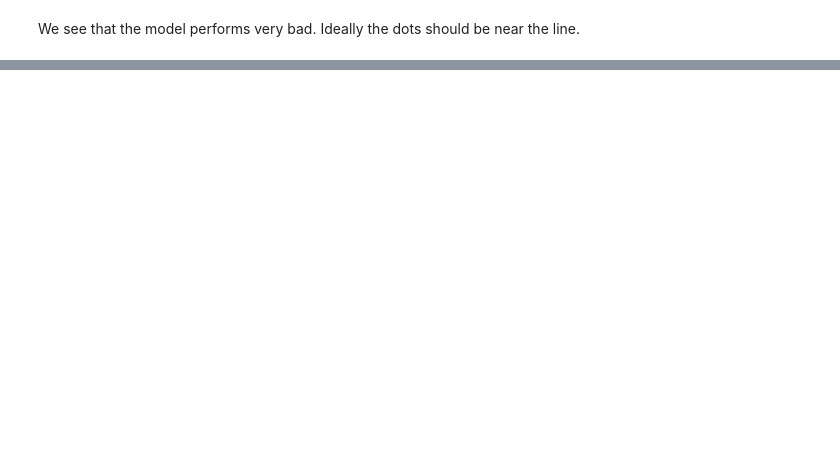
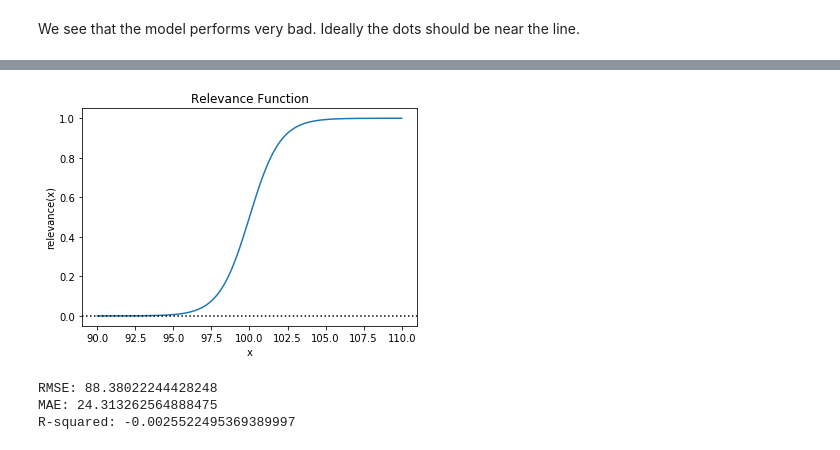
Before and after one commit to Lexie88rus/regression_techniques, a Jupyter notebook: smoter-demo.ipynb, the cells around one changed output, grey strips where cells are left out. Saved outputs shown, nothing was run; the diff lists cells and outputs as text; code cells hidden in the pictures; blank space fills up the shorter version.

Commit message:
Updated the smoter demo notebook: 1. Corrected the SmoteR algorithm. 2. Changed the undersampling rate. 3. Added the SmoteR example.

```diff
--- a/smoter-demo.ipynb
+++ b/smoter-demo.ipynb
@@ -77,18 +95,20 @@ plt.show()
 # %%
 # implement relevance function
 # see paper: https://www.researchgate.net/publication/220699419_Utility-Based_Regression
 def relevance(x):
     x = np.array(x)
-    return sigmoid(x - 170)
+    return sigmoid(x - 100)
 
 # plot relevance function
-plt.plot(np.linspace(0, 1000, 1000), relevance(np.linspace(0, 1000, 1000)))
+plt.plot(np.linspace(90, 110, 1000), relevance(np.linspace(90, 110, 1000)))
 plt.title('Relevance Function')
 plt.xlabel('x')
 plt.axhline(y=0, c='black', linestyle=':')
-plt.axvline(x=0, c='black', linestyle=':')
+#plt.axvline(x=0, c='black', linestyle=':')
 plt.ylabel('relevance(x)')
 plt.show()
+# %% [output]
+[figure, added]
 # %%
 # implement SMOTER
 # see paper: https://core.ac.uk/download/pdf/29202178.pdf
@@ -195,0 +205,34 @@ SmoteR(test, 'c', th = 0.999, o = 200, u = 300, k = 3, categorical_col = ['b'])
+# %%
+# simple regression model
+df = pd.get_dummies(fires.drop(columns=['X', 'Y']))
+
+X = df.drop(columns=['area'])
+y = df[['area']]
+
+X_train, X_test, y_train, y_test = train_test_split(X, y, test_size=0.33, random_state=42)
+
+cols = X.columns.tolist()
+cols.append('area')
+D = pd.DataFrame(np.concatenate([X_train, y_train], axis=1), columns=cols)
+Xs = SmoteR(D, target='area', th = 0.999, o = 300, u = 100, k = 3, categorical_col = ['month_apr',
+       'month_aug', 'month_dec', 'month_feb', 'month_jan', 'month_jul',
+       'month_jun', 'month_mar', 'month_may', 'month_nov', 'month_oct',
+       'month_sep', 'day_fri', 'day_mon', 'day_sat', 'day_sun', 'day_thu',
+       'day_tue', 'day_wed'])
+
+X_train = Xs.drop(columns=['area'])
+y_train = Xs[['area']]
+
+model = RandomForestRegressor(max_depth=2, min_samples_split=2, min_samples_leaf=1, random_state=0, n_estimators=100)
+model.fit(X_train, y_train.values.ravel())
+
+y_pred = model.predict(X_test)
+
+# print out the prediction scores
+print('RMSE: {}'.format(np.sqrt(mean_squared_error(y_test, y_pred))))
+print('MAE: {}'.format(mean_absolute_error(y_test, y_pred)))
+print('R-squared: {}'.format(explained_variance_score(y_test, y_pred)))
+# %% [output]
+RMSE: 88.38022244428248
+MAE: 24.313262564888475
+R-squared: -0.0025522495369389997
```
Also changed, not shown: parts of 14 cells of this notebook.
